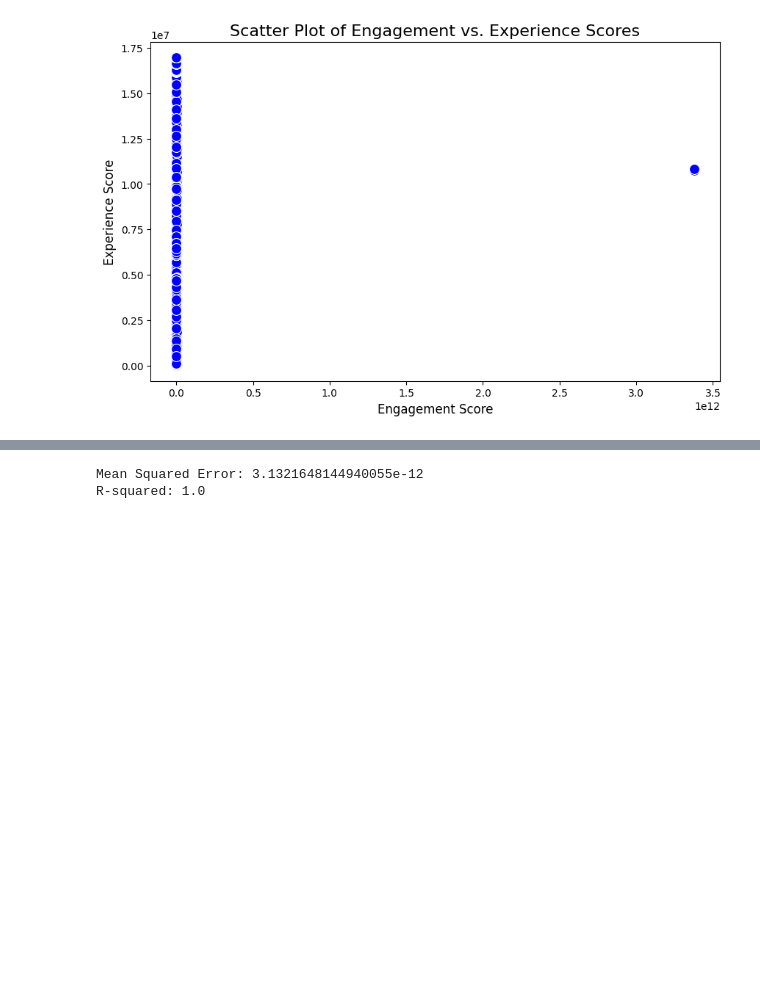
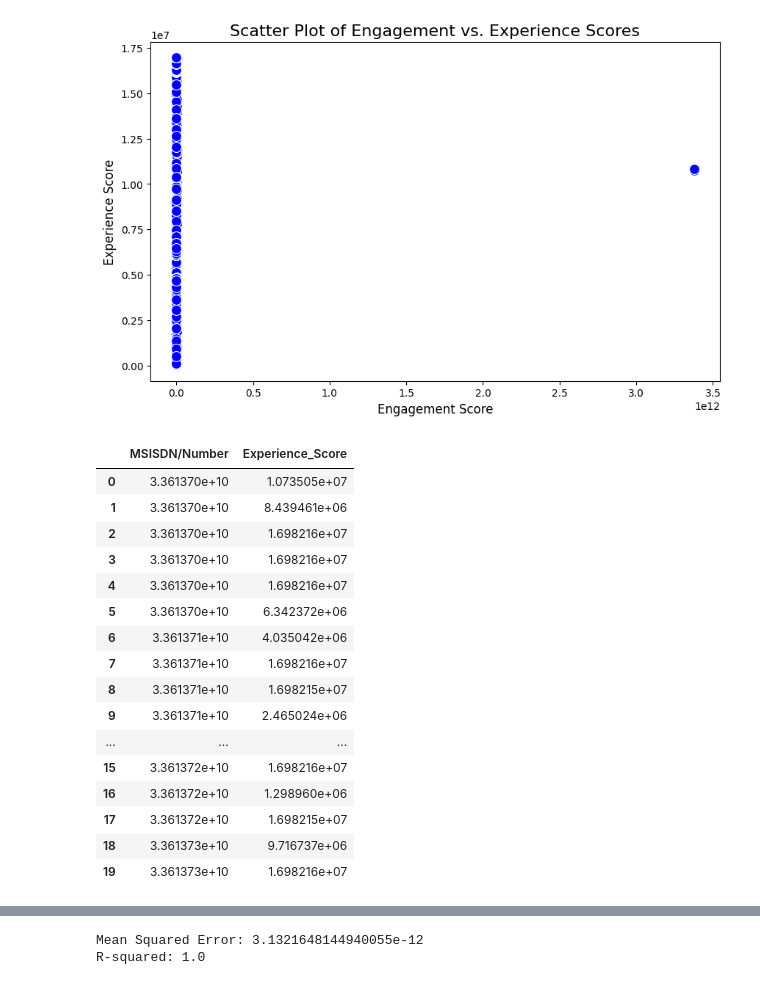
Before and after one commit to ab3lT/10-Academy-Week-2, a Jupyter notebook: notebook/usersatisfaction_analytics.ipynb, the cells around one changed output, grey strips where cells are left out. Cells and saved outputs as stored; diff of their text form; code cells hidden in the pictures; blank space fills up the shorter version.

```diff
--- a/notebook/usersatisfaction_analytics.ipynb
+++ b/notebook/usersatisfaction_analytics.ipynb
@@ -110,3 +108,23 @@ plt.ylabel('Experience Score', fontsize=12)
 plt.show()
 # %% [output]
 [figure]
+# %%
+experience_scores.head(20)
+# %% [output]
+|  | MSISDN/Number | Experience_Score |
+| 0 | 3.361370e+10 | 1.073505e+07 |
+| 1 | 3.361370e+10 | 8.439461e+06 |
+| 2 | 3.361370e+10 | 1.698216e+07 |
+| 3 | 3.361370e+10 | 1.698216e+07 |
+| 4 | 3.361370e+10 | 1.698216e+07 |
+| 5 | 3.361370e+10 | 6.342372e+06 |
+| 6 | 3.361371e+10 | 4.035042e+06 |
+| 7 | 3.361371e+10 | 1.698216e+07 |
+| 8 | 3.361371e+10 | 1.698215e+07 |
+| 9 | 3.361371e+10 | 2.465024e+06 |
+| ... | ... | ... |
+| 15 | 3.361372e+10 | 1.698216e+07 |
+| 16 | 3.361372e+10 | 1.298960e+06 |
+| 17 | 3.361372e+10 | 1.698215e+07 |
+| 18 | 3.361373e+10 | 9.716737e+06 |
+| 19 | 3.361373e+10 | 1.698216e+07 |
```
Also changed, not shown: parts of 7 cells of this notebook.
